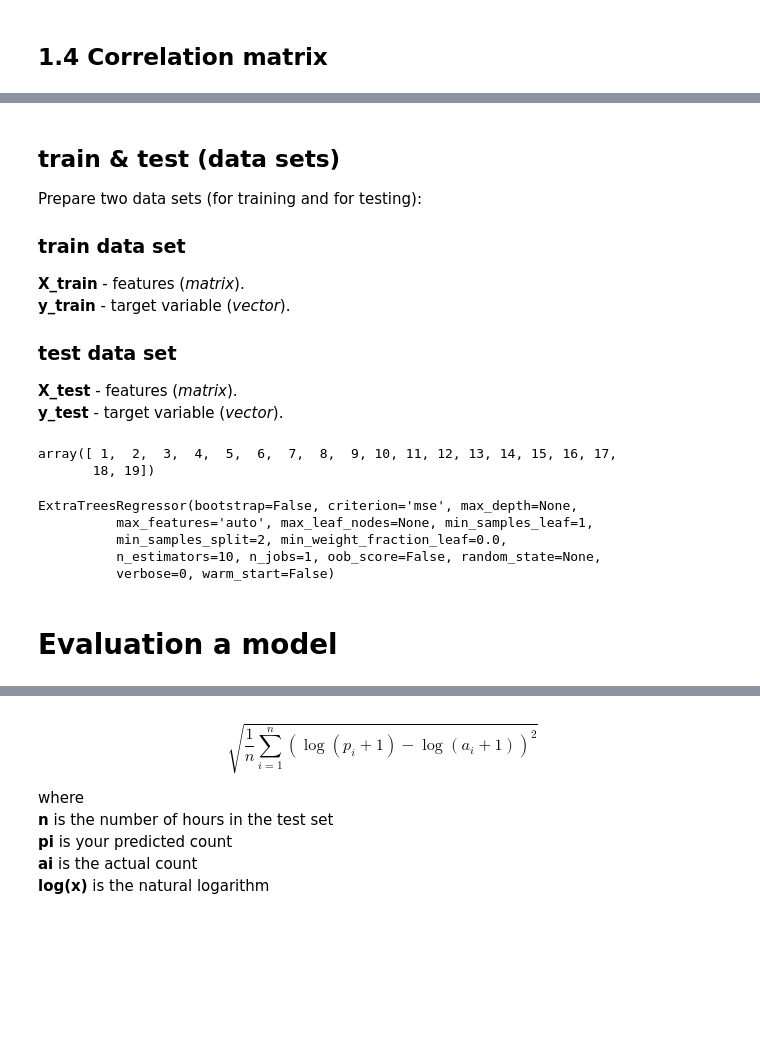
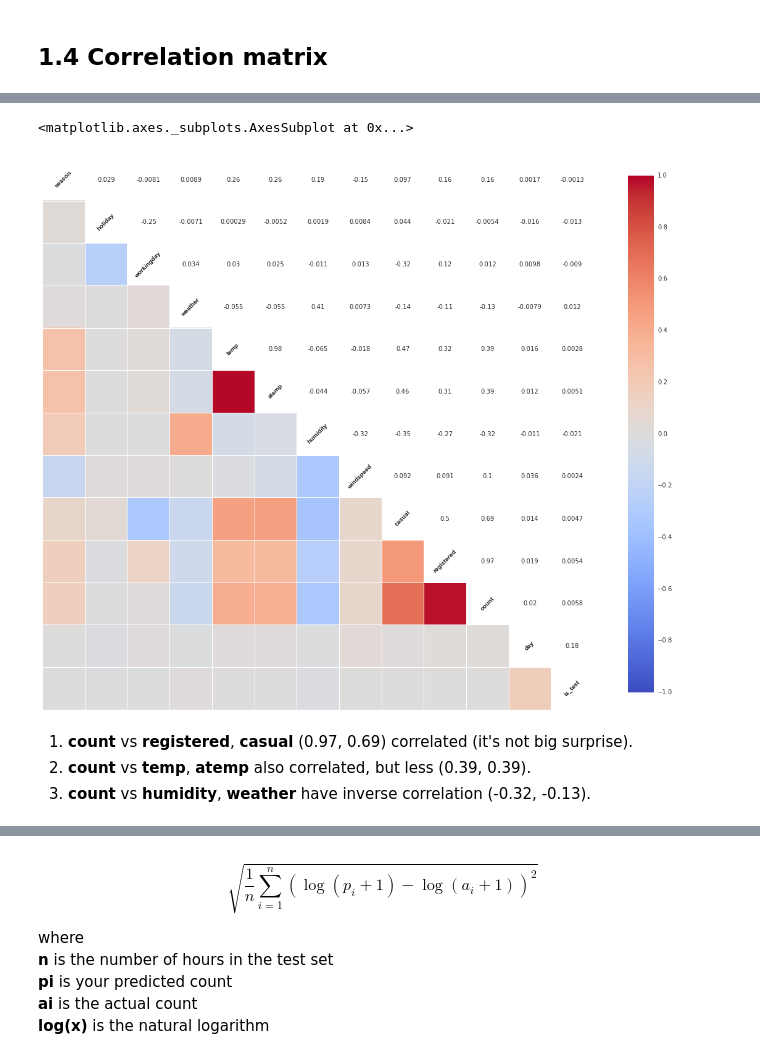
Before and after one commit to slon1024/lets-start-solve-problem-on-kaggle, a Jupyter notebook: bike-sharing-demand.ipynb, the cells around one changed output, grey strips where cells are left out. Cells and saved outputs as stored; diff of their text form; code cells hidden in the pictures; blank space fills up the shorter version.

Commit message:
understand better data and improved a model

```diff
--- a/bike-sharing-demand.ipynb
+++ b/bike-sharing-demand.ipynb
@@ -121,19 +123,0 @@ model = ExtraTreesRegressor()
-# %% [markdown]
-## train & test (data sets)
-Prepare two data sets (for training and for testing):
-
-### train data set
-**X_train** - features (*matrix*).
-**y_train** - target variable (*vector*).
-
-### test data set
-**X_test** - features (*matrix*).
-**y_test** - target variable (*vector*).
-# %%
-train['datetime'] = pd.to_datetime( train['datetime'] )
-train['day']      = train['datetime'].map(lambda x: x.day)
-
-train.day.unique()
-# %% [output]
-array([ 1,  2,  3,  4,  5,  6,  7,  8,  9, 10, 11, 12, 13, 14, 15, 16, 17,
-       18, 19])
@@ -151,20 +124,10 @@ def train_test_split(data, last_training_day=0.3):
-# %%
-features = ['season', 'holiday', 'workingday', 'weather', 'temp', 'atemp', 'humidity', 'windspeed']
-df_train, df_test = train_test_split(train)
-
-X_train  = df_train[features].values
-X_test   = df_test[features].values
-
-y_train  = df_train['count'].values
-y_test  = df_test['count'].values
-
-
-model.fit(X_train, y_train)
-# %% [output]
-ExtraTreesRegressor(bootstrap=False, criterion='mse', max_depth=None,
-          max_features='auto', max_leaf_nodes=None, min_samples_leaf=1,
-          min_samples_split=2, min_weight_fraction_leaf=0.0,
-          n_estimators=10, n_jobs=1, oob_score=False, random_state=None,
-          verbose=0, warm_start=False)
-# %% [markdown]
-# Evaluation a model
+# %%
+f, ax = plt.subplots(figsize=(20,20))
+sns.corrplot(train, sig_stars=False, ax=ax)
+# %% [output]
+<matplotlib.axes._subplots.AxesSubplot at 0x...>
+[figure, added]
+# %% [markdown]
+1. **count** vs **registered**, **casual** (0.97, 0.69) correlated (it's not big surprise).
+2. **count** vs **temp**, **atemp** also correlated, but less (0.39, 0.39).
+3. **count** vs **humidity**, **weather** have inverse correlation (-0.32, -0.13).
```
Also changed, not shown: parts of 54 cells of this notebook.
